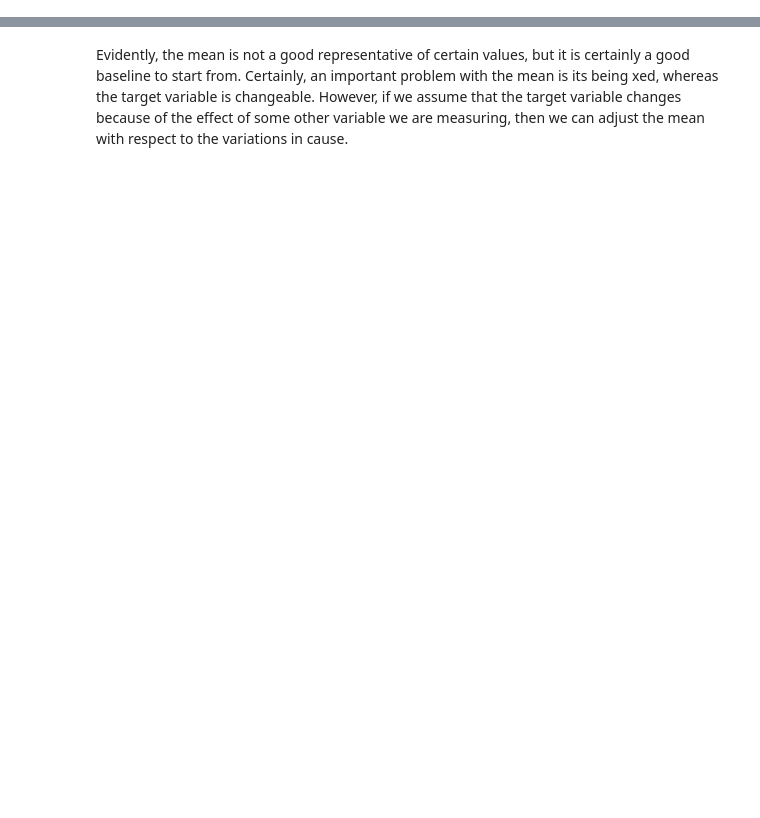
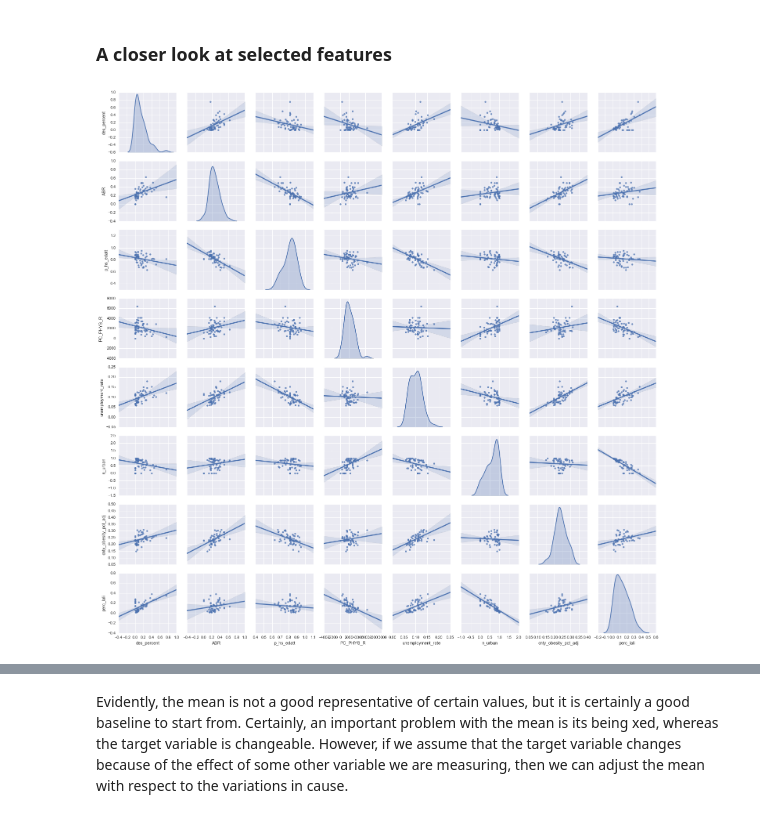
Before and after one commit to JamesSkane/desert_workspace, a Jupyter notebook: Single_predictor_lin_reg.ipynb, the cells around one changed output, grey strips where cells are left out. Cells and saved outputs as stored; diff of their text form; code cells hidden in the pictures; blank space fills up the shorter version.

```diff
--- a/Single_predictor_lin_reg.ipynb
+++ b/Single_predictor_lin_reg.ipynb
@@ -123,0 +17,17 @@ The plot shows how frequent certain errors are in respect of their values. There
+# %%
+df = pd.read_csv('/Users/desert/desert_workspace/desert_data/fd_data.csv')
+df = df.drop(['Unnamed: 0','State'], axis=1)
+
+
+infx = ['Chlamydia', 'Tuberculosis', 'Gonorrhea', 'HIV', 'senior_flu_deaths', 'Measles', 'Mumps', 'Pertussis', 'Rubella', 'varicella_hospitalizations', 'Salmonellosis', 'ecoli_hem', 'ecoli_nonhem', 'syphilis', 'botulism_dtfood']
+qi = ['mort_30_ami', 'mort_30_cabg', 'mort_30_copd', 'mort_30_hf', 'mort_30_pn', 'mort_30_stk', 'readm_30_ami', 'readm_30_cabg', 'readm_30_copd', 'readm_30_hf', 'readm_30_hip_knee', 'readm_30_hosp_wide', 'readm_30_pn', 'readm_30_stk']
+health_and_access = ['PC_PHYS_R', 'DENTIST_R', 'PSYCH_R','n_hospitals','cnty_obesity_pct_adj', 'cnty_dm_pct_adj', 'cnty_inactive_pct_adj', 'Adolescent_births', 'ABR', 'opiods_rx_1000', 'opiods_greater_than_stateavg','std', 'vaccine_dx', 'food_dx']
+race = ['PCT_HSPNC', 'PCT_BLACK', 'PCT_ASIAN', 'PCT_AMIND_ESK', 'PCT_ISLANDER', 'PCT_MULTI', 'PCT_OTHER']
+age = [ 'PCT_65OVER', 'PCT_18_64', 'PCT_UNDR18', 'PCT_UNDER5']
+social = ['total_housing_units', 'pop_in_group_housing', 'pop_effected', 'p_hs_edatt','MILK_PRICE10', 'SODA_PRICE10', 'MILK_SODA_PRICE10', 'PCH_FFR_07_12', 'FFR07', 'FFR12']
+base = ['County','des_percent', 'perc_lali']
+
+df['pct_nonwhite'] =  1 - df['PCT_WHITE']
+df = df.drop(race+infx, axis=1)
+cols = df.columns.tolist()
+df.head()
@@ -123,0 +162,8 @@ The plot shows how frequent certain errors are in respect of their values. There
+# %% [markdown]
+### A closer look at selected features
+# %%
+pairs=df[['des_percent','ABR','p_hs_edatt','PC_PHYS_R','unemployment_rate','n_urban','cnty_obesity_pct_adj','perc_lali']]
+g = sns.pairplot(pairs, diag_kind="kde", kind='reg',
+                 diag_kws=dict(shade=True))
+# %% [output]
+[figure, added]
```
Also changed, not shown: parts of 108 cells of this notebook.
